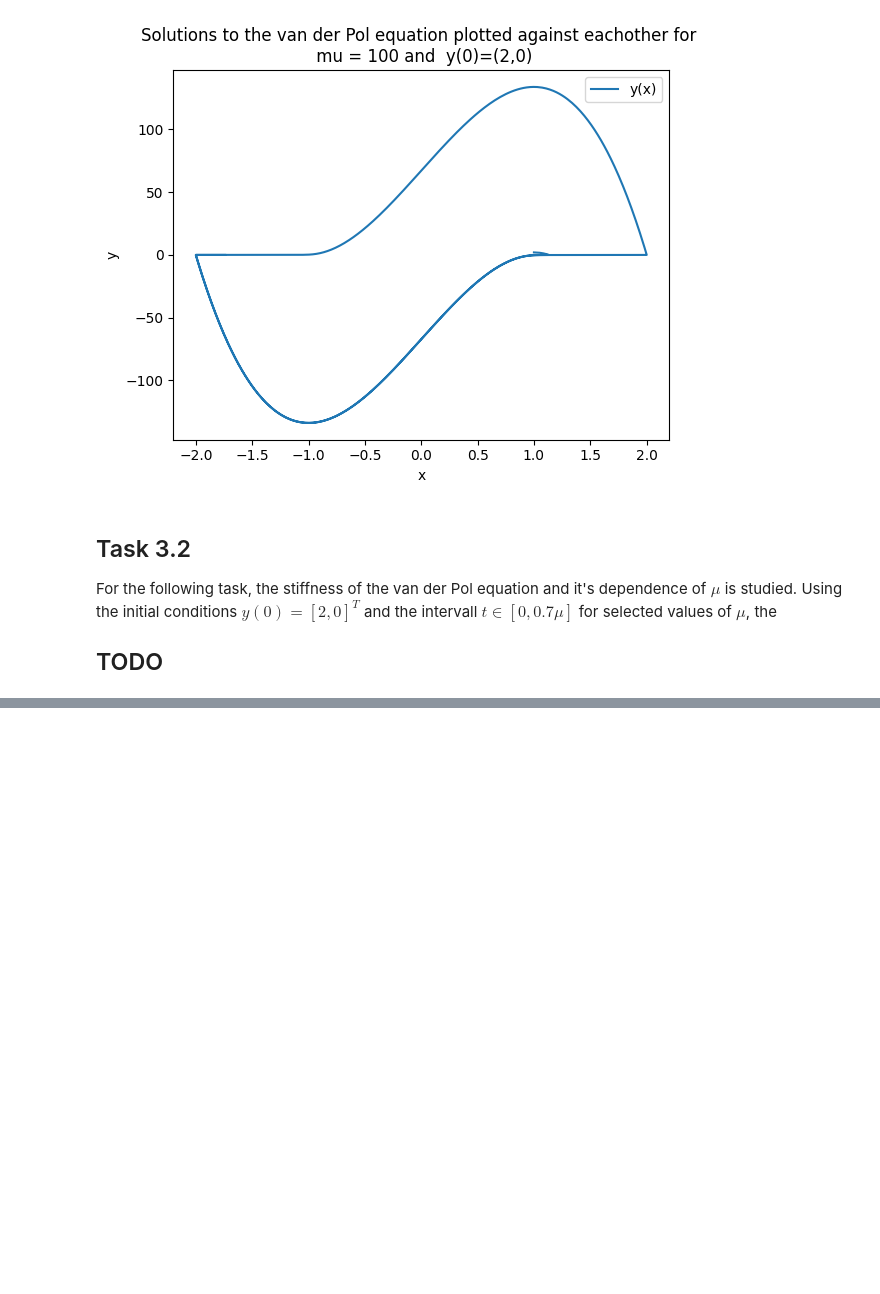
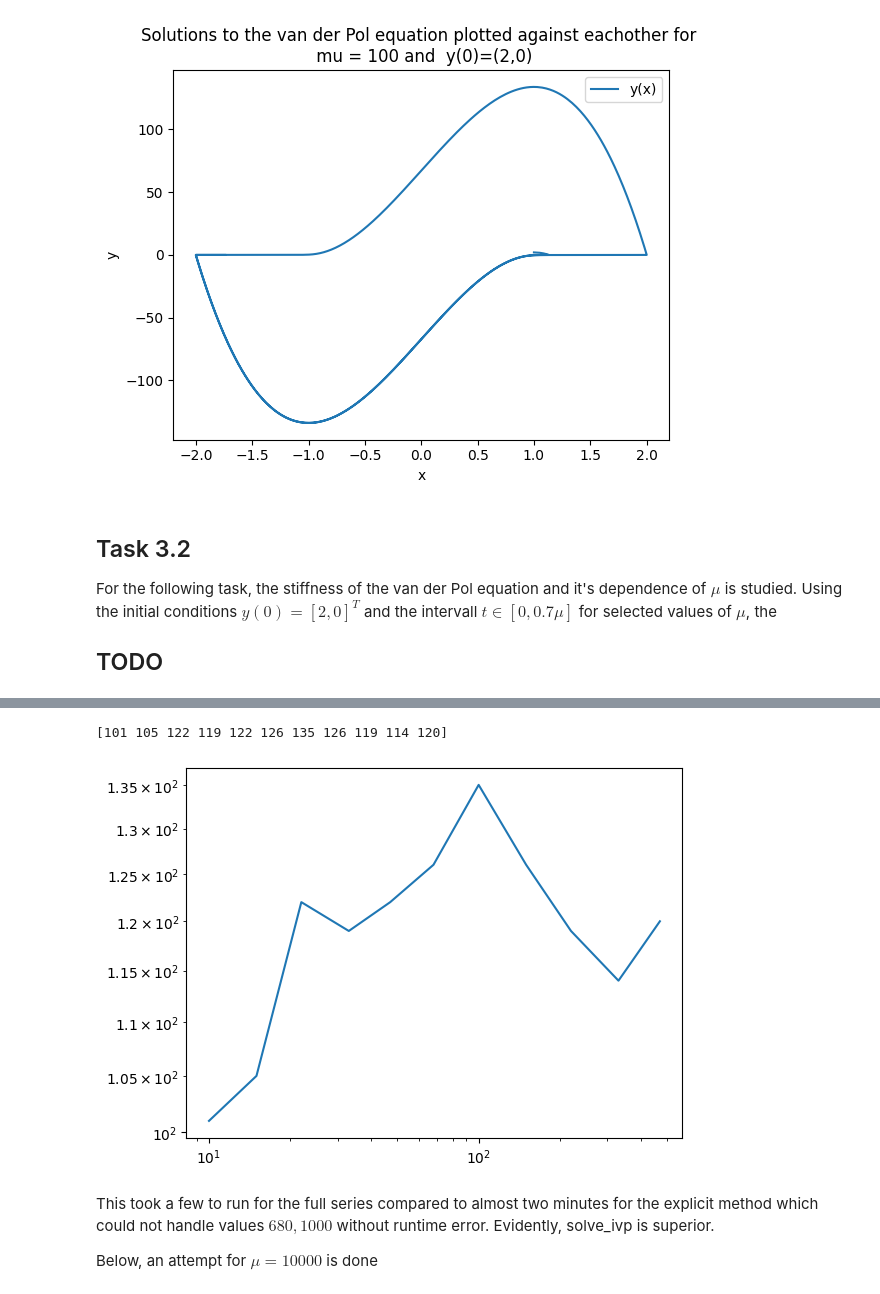
Before and after one commit to william-lundgren/FilipNumMums, a Jupyter notebook: Project1.ipynb, the cells around one changed output, grey strips where cells are left out. Cells and saved outputs as stored; diff of their text form; code cells hidden in the pictures; blank space fills up the shorter version.

```diff
--- a/Project1.ipynb
+++ b/Project1.ipynb
@@ -534,0 +533,21 @@ plt.loglog(mu_E6, N_E6, label='Number of iterations required plotted against mu'
+# %%
+from scipy.integrate import solve_ivp
+
+N_E6_scipy = np.zeros_like(mu_E6)
+
+for i, mu in enumerate(mu_E6):
+    def vanDerPol_100(t, Y: np.array):
+        return np.array([Y[1], mu * (1 - (Y[0])**2) * Y[1] - Y[0]])
+
+    tf = 0.7 * mu
+    N_E6_scipy[i] = solve_ivp(vanDerPol, (0, 0.7*mu), [2,0], method='BDF', dense_output=True).nfev
+
+plt.loglog(mu_E6, N_E6_scipy)
+plt.title()
+# %% [output]
+[101 105 122 119 122 126 135 126 119 114 120]
+[figure, added]
+# %% [markdown]
+This took a few to run for the full series compared to almost two minutes for the explicit method which could not handle values $680, 1000$ without runtime error. Evidently, solve_ivp is superior.
+
+Below, an attempt for $\mu = 10 000$ is done
```
Also changed, not shown: parts of 5 cells of this notebook.
